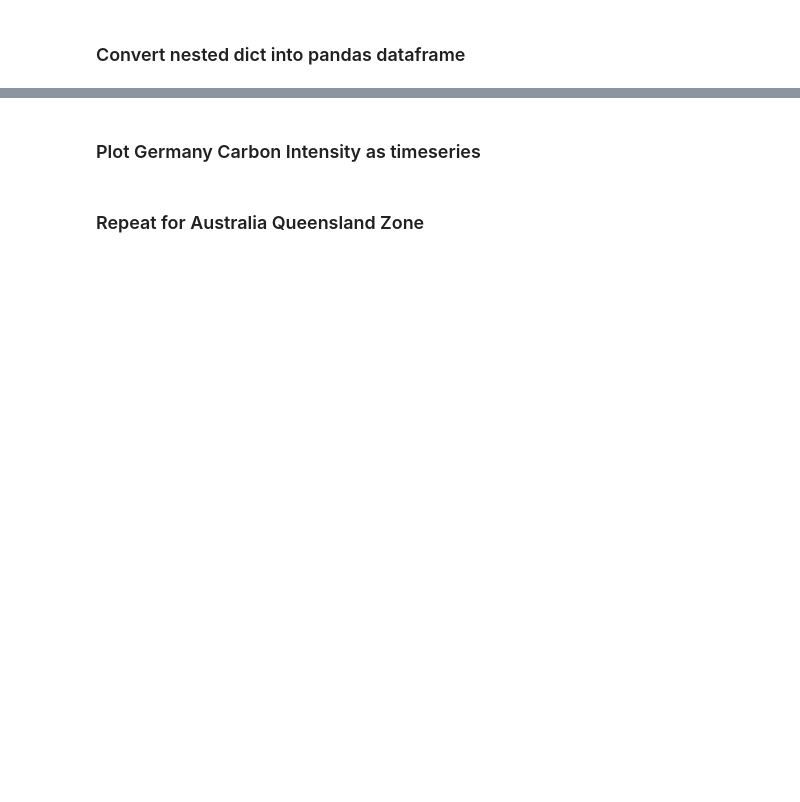
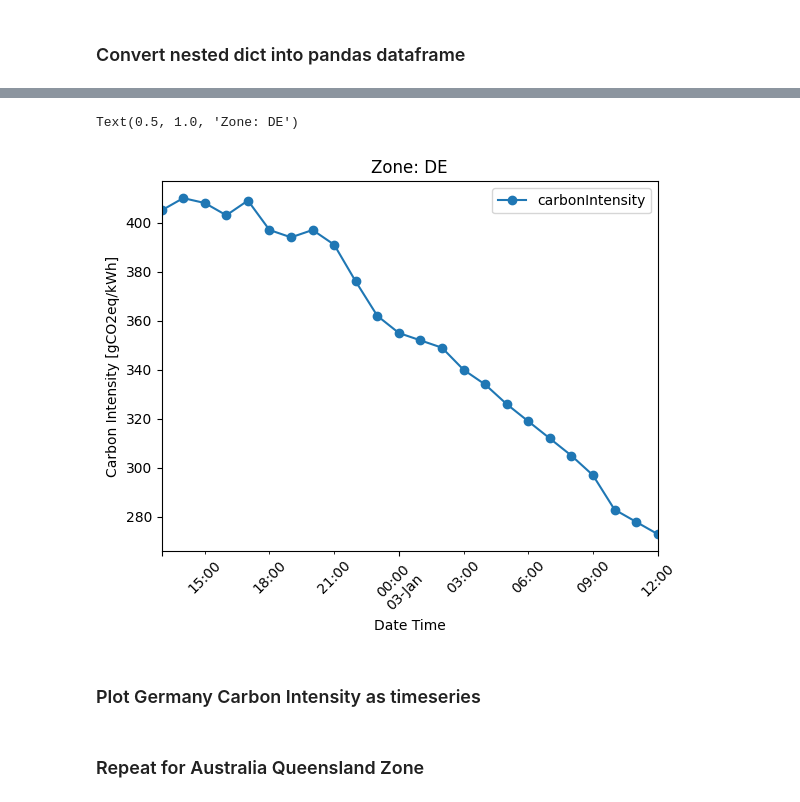
Before and after one commit to JonasSinjan/elecMapsPlayground, a Jupyter notebook: test.ipynb, the cells around one changed output, grey strips where cells are left out. Cells and saved outputs as stored; diff of their text form; code cells hidden in the pictures; blank space fills up the shorter version.

```diff
--- a/test.ipynb
+++ b/test.ipynb
@@ -93 +91,3 @@ myQueryElecMaps.requestCarbonIntensityHistory()
+# %%
+germanyCarbonIntensityHistory=myQueryElecMaps.requestCarbonIntensityHistory(myZoneCode)
 # %%
@@ -113,4 +113,2 @@ pp.pprint(myQueryElecMaps.resDict)
-# %%
-germanyCarbonIntensityHistory=myQueryElecMaps.resDict
 # %% [markdown]
 ### Convert nested dict into pandas dataframe
@@ -118,0 +119,3 @@ dates=[]
+# %%
+df = pd.DataFrame(germanyCarbonIntensityHistory)
+print(df.head())
@@ -118,0 +136,3 @@ dates=[]
+# %%
+df['datetime'] = pd.to_datetime(df['datetime'], format='%Y-%m-%dT%H:%M:%S.%fZ')
+print(df['datetime'])
@@ -119,3 +157,11 @@ dates=[]
+# %%
+ax = df.plot(x='datetime',y='carbonIntensity', marker = 'o', rot=45)
+ax.set_ylabel('Carbon Intensity [gCO2eq/kWh]')
+ax.set_xlabel('Date Time')
+ax.set_title('Zone: DE')
+# %% [output]
+Text(0.5, 1.0, 'Zone: DE')
+[figure, added]
 # %% [markdown]
 ### Plot Germany Carbon Intensity as timeseries
 # %% [markdown]
```
Also changed, not shown: parts of 8 cells of this notebook.
